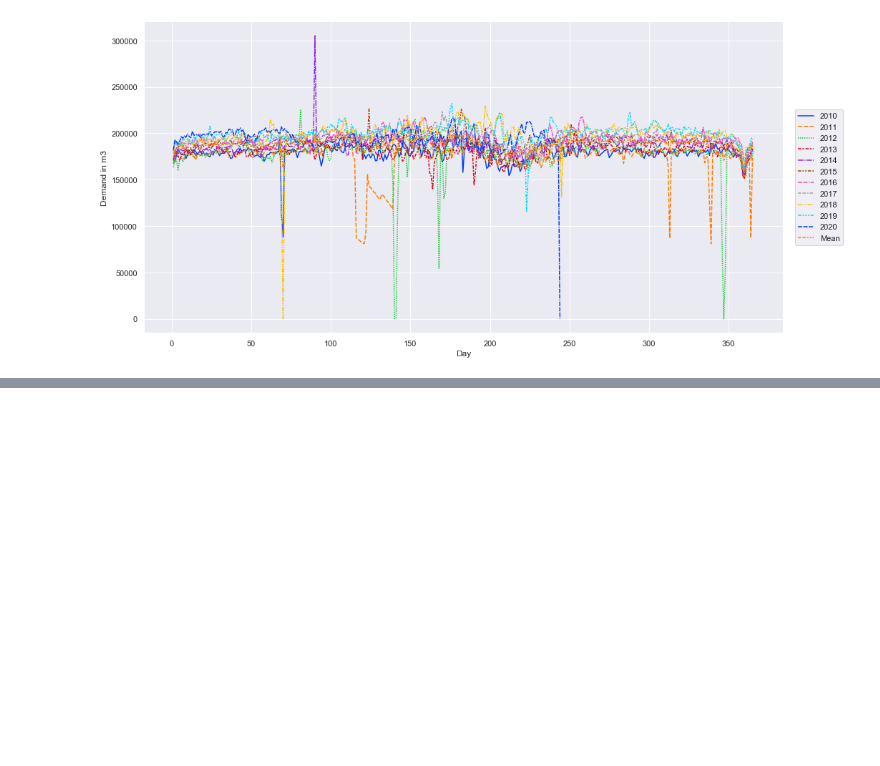
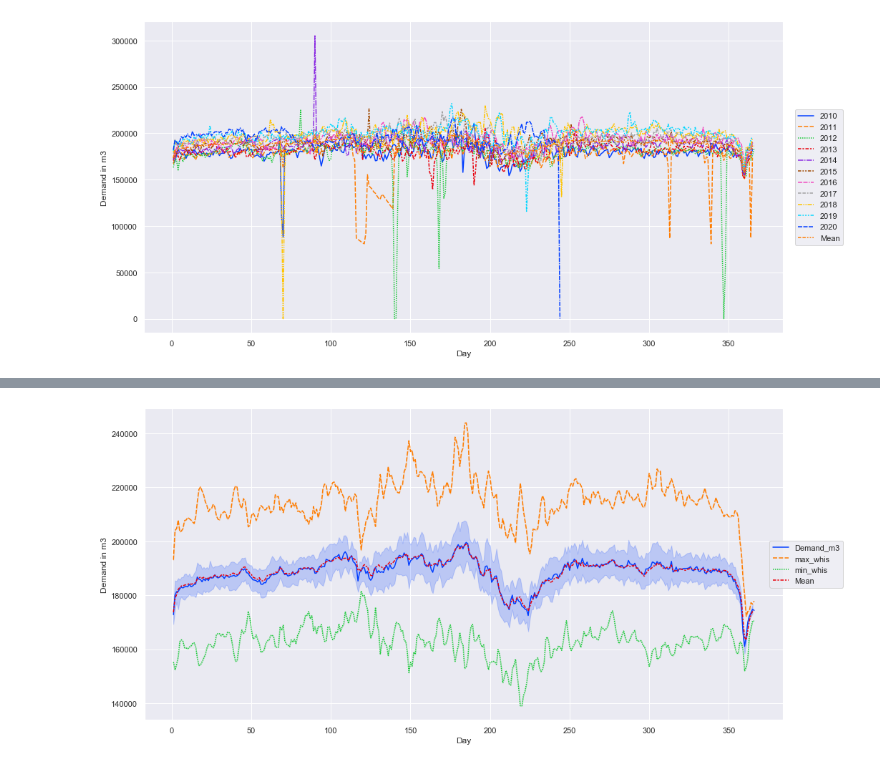
Before and after one commit to maga0002/UvA_DSP_Waternet, a Jupyter notebook: EDA.ipynb, the cells around one changed output, grey strips where cells are left out. Drawn from its saved outputs; the diff is of its cells as text; code cells hidden in the pictures; blank space fills up the shorter version.

```diff
--- a/EDA.ipynb
+++ b/EDA.ipynb
@@ -223,3 +225,28 @@ plt.legend(loc='center right', bbox_to_anchor=(1.1, 0.5), ncol=1)
 plt.show()
 # %% [output]
 [figure]
+# %%
+def trim_outliers(df, value, grouper, q1=0.25, q3=0.75, iqr=1.5):
+    # Function to filter outliers iteratively, based on boxplots and IQR
+    n = 1
+
+    while n > 0:
+        df_grouped = df.groupby(df[grouper])[value]
+        Q1 = df_grouped.quantile(q1)
+        Q3 = df_grouped.quantile(q3)
+        IQR = iqr * (Q3 - Q1)
+
+        df = df.drop('min_whis', axis=1, errors='ignore').join((Q1 - IQR).rolling(3, min_periods=1).mean().rename(\
+            'min_whis'), on='day_of_yr')
+        df = df.drop('max_whis', axis=1, errors='ignore').join((Q3 + IQR).rolling(3, min_periods=1).mean().rename(\
+            'max_whis'), on='day_of_yr')
+
+        n = sum((df[value] < df['min_whis']) | (df[value] > df['max_whis']))
+        print('number of outliers to trim: {}'.format(n))
+
+        df[value].mask( (df[value] < df['min_whis']) | (df[value] > df['max_whis']), inplace=True)
+    return df
+# %%
+df_daily = trim_outliers(data, 'Demand_m3', 'day_of_yr')
+df_daily['Demand_m3'].interpolate(method='linear', inplace=True)
+df_daily
@@ -225,0 +280,16 @@ plt.show()
+# %%
+columns = ['Demand_m3', 'year', 'day_of_yr', 'min_whis', 'max_whis']
+df5 = pd.pivot_table(df_daily[columns].loc[df_daily.year < 2020], index='day_of_yr', columns='year', aggfunc=np.sum)
+df5['Mean'] = df5.mean(axis=1)
+
+fig, ax = plt.subplots(figsize=(16, 8))
+
+sns.lineplot(data=df5, ax=ax, palette='bright')
+ax.set(xlabel='Day', ylabel='Demand in m3')
+
+# Put a legend to the right side
+plt.legend(loc='center right', bbox_to_anchor=(1.1, 0.5), ncol=1)
+
+plt.show()
+# %% [output]
+[figure, added]
```
Also changed, not shown: parts of 12 cells of this notebook.
